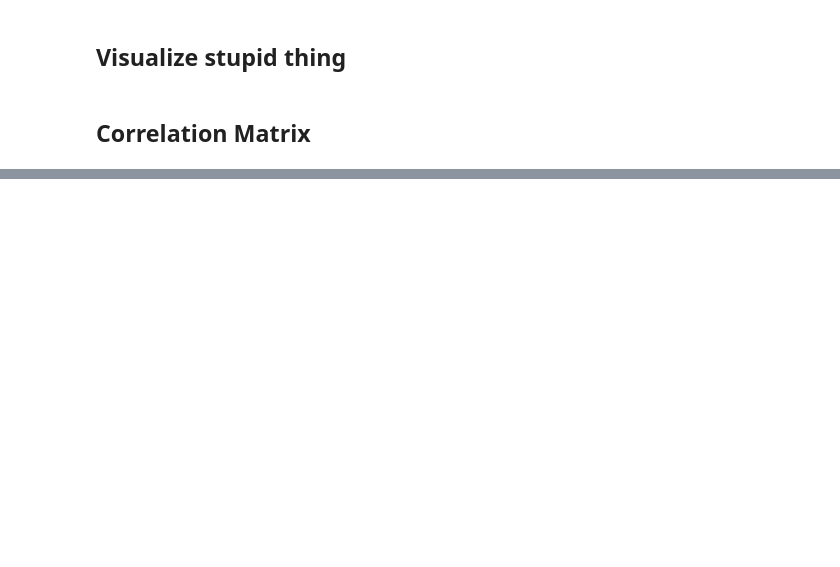
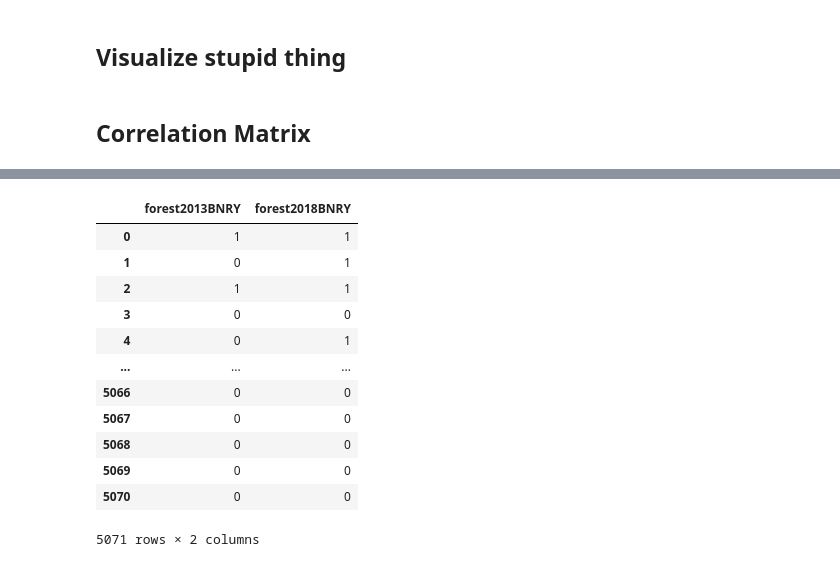
Before and after one commit to liza-drini/ceu-ds-project-C-2026, a Jupyter notebook: src/liza_visualization_graph.ipynb, the cells around one changed output, grey strips where cells are left out. Cells and saved outputs as stored; diff of their text form; code cells hidden in the pictures; blank space fills up the shorter version.

```diff
--- a/src/liza_visualization_graph.ipynb
+++ b/src/liza_visualization_graph.ipynb
@@ -45,3 +43,19 @@ rt_df['stateID'] = rt_df['stateTerritory'].map({'New South Wales': 1, 'South Aus
+# %%
+rt_df[['forest2013BNRY', 'forest2018BNRY']]
+# %% [output]
+|  | forest2013BNRY | forest2018BNRY |
+| 0 | 1 | 1 |
+| 1 | 0 | 1 |
+| 2 | 1 | 1 |
+| 3 | 0 | 0 |
+| 4 | 0 | 1 |
+| ... | ... | ... |
+| 5066 | 0 | 0 |
+| 5067 | 0 | 0 |
+| 5068 | 0 | 0 |
+| 5069 | 0 | 0 |
+| 5070 | 0 | 0 |
+5071 rows × 2 columns
 # %%
 from sklearn.preprocessing import OneHotEncoder
 
```
Also changed, not shown: parts of 9 cells of this notebook.
